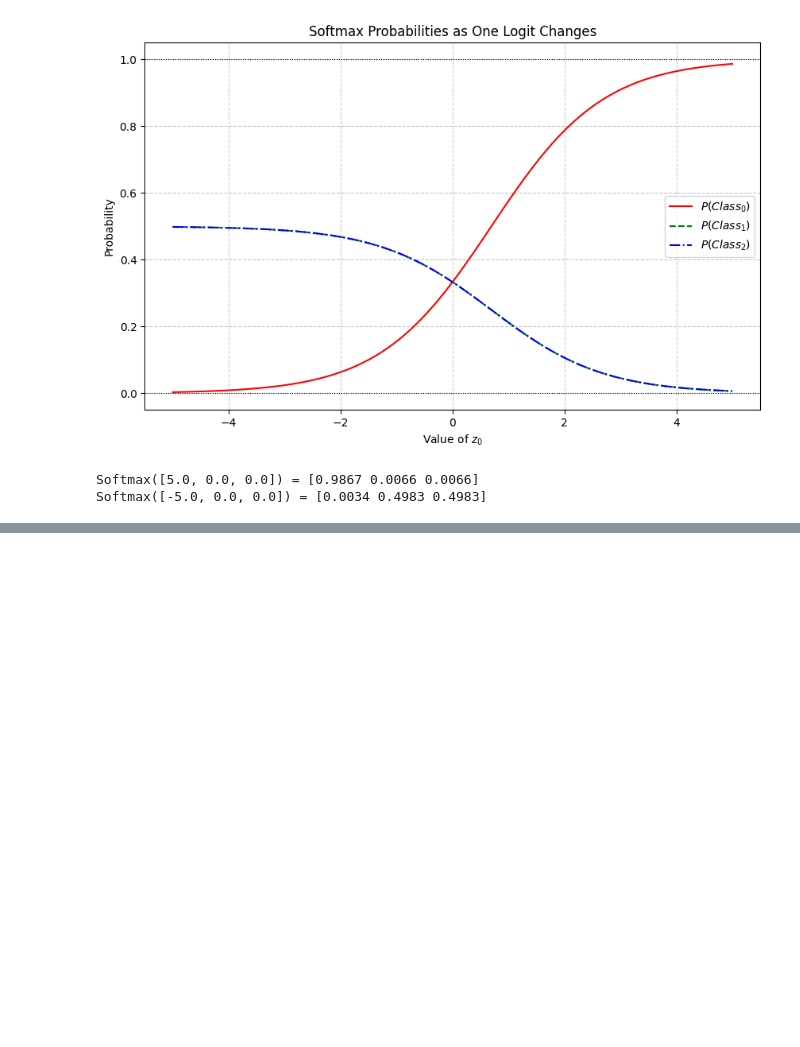
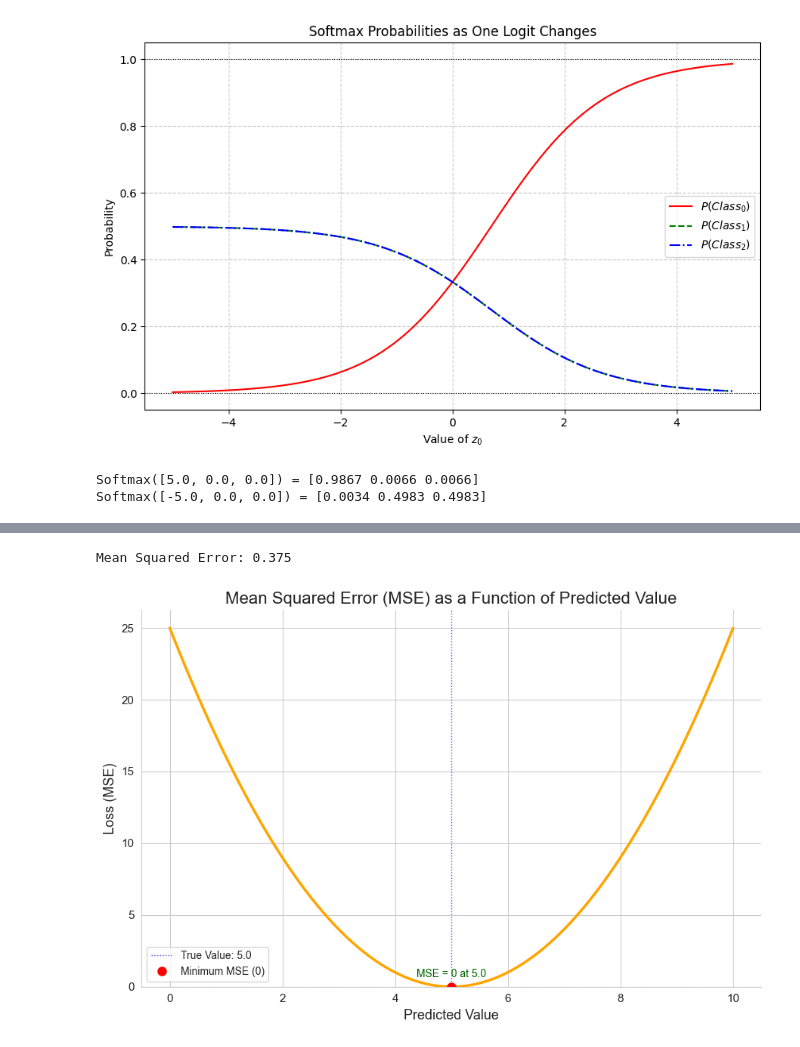
Before and after one commit to suraj-6/python-mini-projects, a Jupyter notebook: tensorflow.ipynb, the cells around one changed output, grey strips where cells are left out. Drawn from its saved outputs; the diff is of its cells as text; code cells hidden in the pictures; blank space fills up the shorter version.

Commit message:
Add tensorflow notebook with loss functions

```diff
--- a/tensorflow.ipynb
+++ b/tensorflow.ipynb
@@ -678,0 +688,78 @@ Softmax([-5.0, 0.0, 0.0]) = [0.0034 0.4983 0.4983]
+# %%
+import numpy as np
+
+def mean_squared_error(y_true, y_pred):
+    return np.mean((y_true - y_pred) ** 2)
+
+# Example
+y_true = np.array([3.0, -0.5, 2.0, 7.0])
+y_pred = np.array([2.5, 0.0, 2.0, 8.0])
+
+mse = mean_squared_error(y_true, y_pred)
+print(f'Mean Squared Error: {mse}')
+# %% [output]
+Mean Squared Error: 0.375
+# %%
+import numpy as np
+import matplotlib.pyplot as plt
+import seaborn as sns # Optional: for nicer plot aesthetics
+
+# --- Data for the plot ---
+# Assume a single true value for demonstration
+true_value = 5.0 # You can change this true value to see how the parabola shifts
+
+# Generate a range of predicted values
+# We'll go from true_value - 5 to true_value + 5, with 100 points
+predicted_values = np.linspace(true_value - 5, true_value + 5, 100)
+
+# Calculate the Mean Squared Error (MSE) for each predicted value
+# For a single data point, MSE is simply the squared error.
+mse_values = (true_value - predicted_values) ** 2
+
+# --- Plotting ---
+
+# Set a nice style using Seaborn (optional, remove if you don't have seaborn or prefer default matplotlib)
+sns.set_style("whitegrid")
+
+plt.figure(figsize=(9, 6)) # Adjust figure size as needed
+
+# Plot the MSE curve
+plt.plot(predicted_values, mse_values, color='orange', linewidth=2.5)
+
+# Add a horizontal line at the minimum MSE (which is 0, when predicted_value == true_value)
+plt.axhline(0, color='gray', linestyle='--', linewidth=0.8, alpha=0.7)
+
+# Add a vertical line at the true value (where MSE is minimized)
+plt.axvline(true_value, color='blue', linestyle=':', linewidth=1.0, alpha=0.7, label=f'True Value: {true_value}')
+
+# Annotate the minimum point
+plt.plot(true_value, 0, 'ro', markersize=8, label='Minimum MSE (0)') # Red circle at the minimum
+plt.text(true_value, 0.5, f'MSE = 0 at {true_value}',
+         horizontalalignment='center', verticalalignment='bottom',
+         fontsize=10, color='darkgreen')
+
+# Titles and labels
+plt.title('Mean Squared Error (MSE) as a Function of Predicted Value', fontsize=16)
+plt.xlabel('Predicted Value', fontsize=13)
+plt.ylabel('Loss (MSE)', fontsize=13)
+
+# Customize ticks
+plt.xticks(fontsize=11)
+plt.yticks(fontsize=11)
+
+# Ensure y-axis starts at 0, as MSE cannot be negative
+plt.ylim(bottom=0)
+
+# Add a legend
+plt.legend(fontsize=10)
+
+# Remove top and right spines for a cleaner look (similar to the provided image)
+sns.despine()
+
+# Adjust layout to prevent labels from being cut off
+plt.tight_layout()
+
+# Display the plot
+plt.show()
+# %% [output]
+[figure, added]
```
Also changed, not shown: parts of 11 cells of this notebook.
